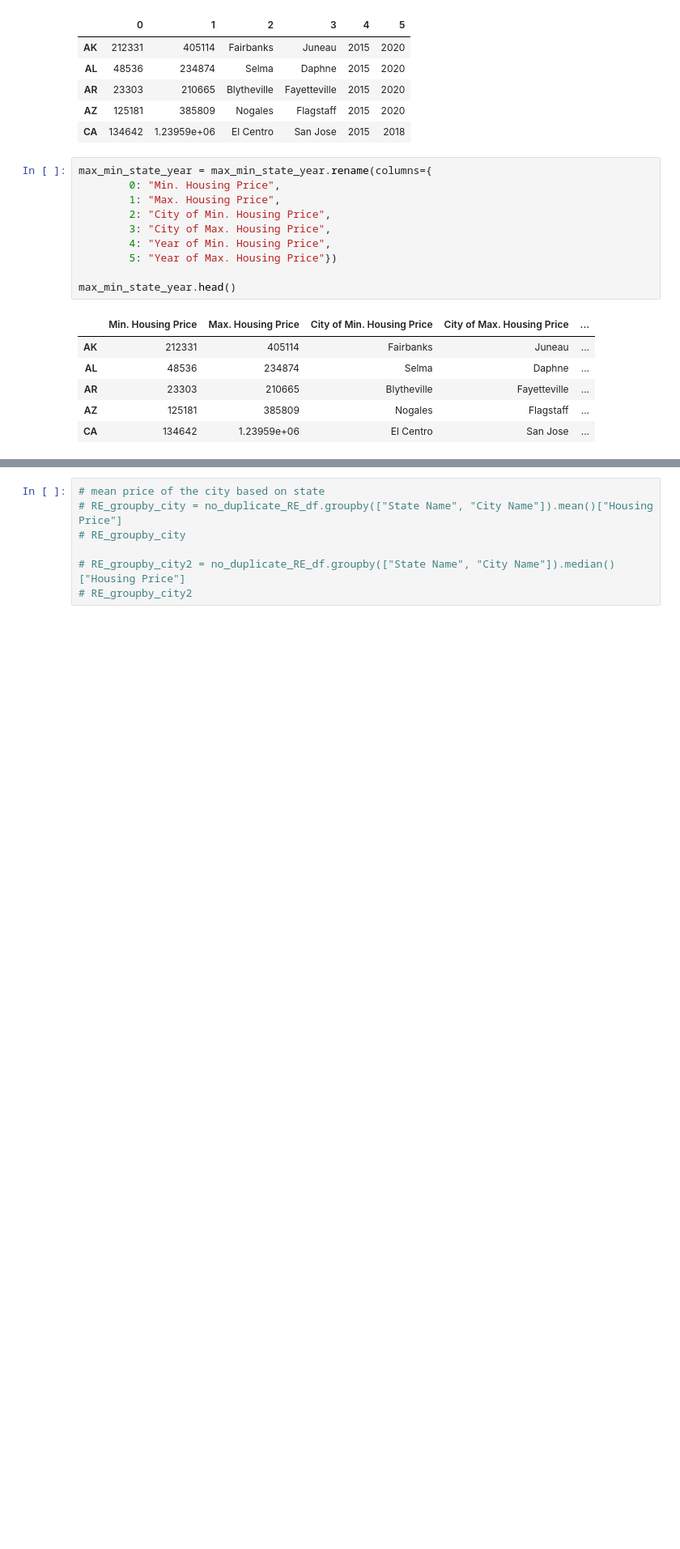
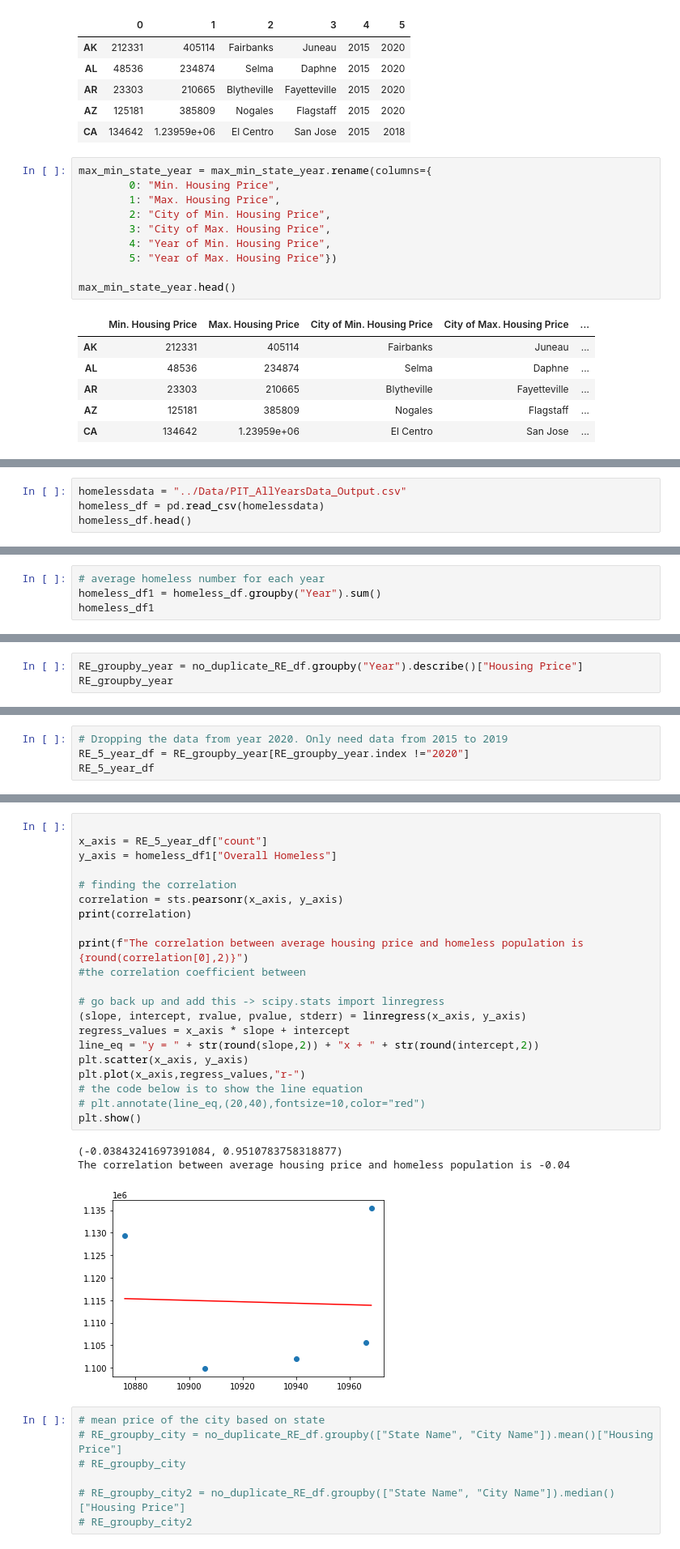
Before and after one commit to PlainJane20/Project-One, a Jupyter notebook: Coding/UE_Rates_NS-Alicia.ipynb, the cells around one changed output, grey strips where cells are left out. Shown at 81% size. Saved outputs shown, nothing was run; the diff lists cells and outputs as text; blank space fills up the shorter version.

```diff
--- a/Coding/UE_Rates_NS-Alicia.ipynb
+++ b/Coding/UE_Rates_NS-Alicia.ipynb
@@ -390,0 +395,4 @@ Text(0, 0.5, 'Housing Price (Million $)')
+# %%
+homelessdata = "../Data/PIT_AllYearsData_Output.csv"
+homeless_df = pd.read_csv(homelessdata)
+homeless_df.head()
@@ -390,0 +438,4 @@ Text(0, 0.5, 'Housing Price (Million $)')
+# %%
+# average homeless number for each year
+homeless_df1 = homeless_df.groupby("Year").sum()
+homeless_df1
@@ -390,0 +473,3 @@ Text(0, 0.5, 'Housing Price (Million $)')
+# %%
+RE_groupby_year = no_duplicate_RE_df.groupby("Year").describe()["Housing Price"]
+RE_groupby_year
@@ -390,0 +508,4 @@ Text(0, 0.5, 'Housing Price (Million $)')
+# %%
+# Dropping the data from year 2020. Only need data from 2015 to 2019
+RE_5_year_df = RE_groupby_year[RE_groupby_year.index !="2020"]
+RE_5_year_df
@@ -391,3 +520,28 @@ Text(0, 0.5, 'Housing Price (Million $)')
+# %%
+
+x_axis = RE_5_year_df["count"]
+y_axis = homeless_df1["Overall Homeless"]
+
+# finding the correlation
+correlation = sts.pearsonr(x_axis, y_axis)
+print(correlation)
+
+print(f"The correlation between average housing price and homeless population is {round(correlation[0],2)}")
+#the correlation coefficient between
+
+# go back up and add this -> scipy.stats import linregress
+(slope, intercept, rvalue, pvalue, stderr) = linregress(x_axis, y_axis)
+regress_values = x_axis * slope + intercept
+line_eq = "y = " + str(round(slope,2)) + "x + " + str(round(intercept,2))
+plt.scatter(x_axis, y_axis)
+plt.plot(x_axis,regress_values,"r-")
+# the code below is to show the line equation
+# plt.annotate(line_eq,(20,40),fontsize=10,color="red")
+plt.show()
+# %% [output]
+(-0.03843241697391084, 0.9510783758318877)
+The correlation between average housing price and homeless population is -0.04
+[figure, added]
 # %%
 # mean price of the city based on state
 # RE_groupby_city = no_duplicate_RE_df.groupby(["State Name", "City Name"]).mean()["Housing Price"]
```
Also changed, not shown: parts of 15 cells of this notebook.
